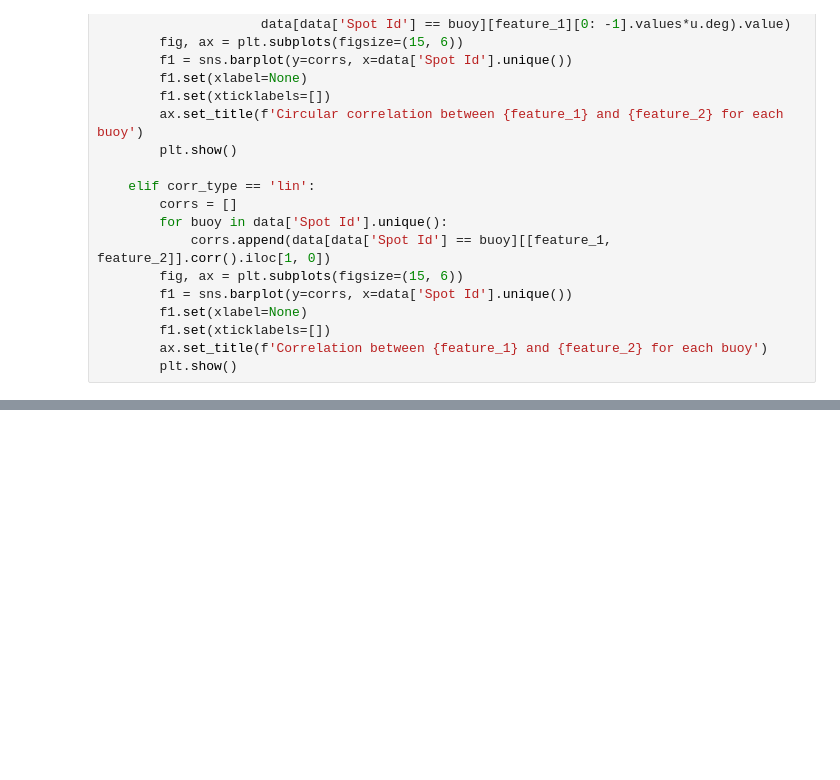
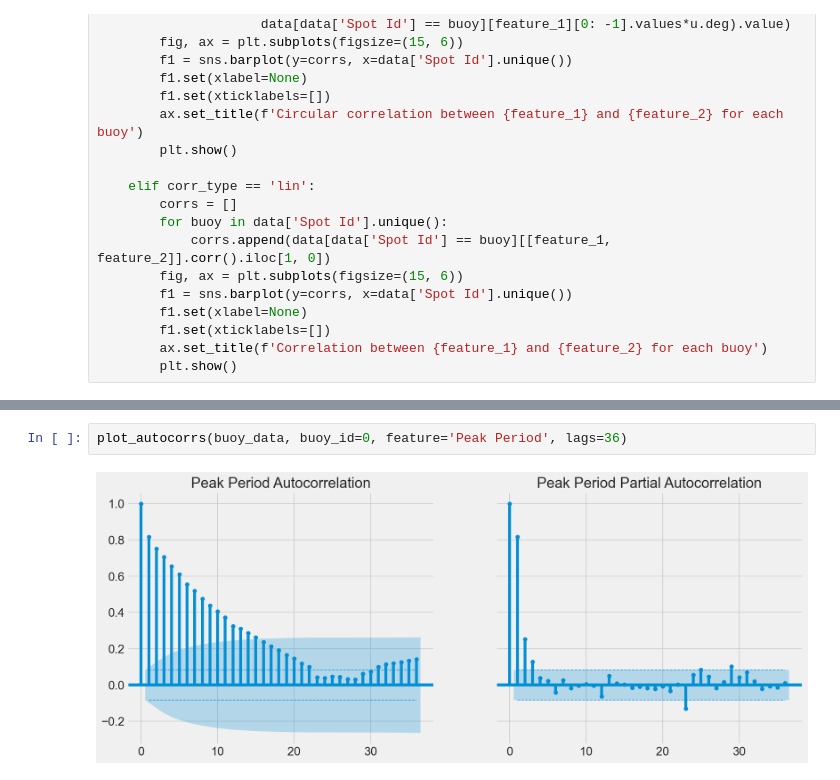
Before and after one commit to esbatiehsan/forecasting-floats, a Jupyter notebook: data-cleaning-exploration.ipynb, the cells around one changed output, grey strips where cells are left out. Saved outputs shown, nothing was run; the diff lists cells and outputs as text; blank space fills up the shorter version.

```diff
--- a/data-cleaning-exploration.ipynb
+++ b/data-cleaning-exploration.ipynb
@@ -173,0 +196,4 @@ plot_autocorr(buoy_data, 87, 'Heading', 72)
+# %%
+plot_autocorrs(buoy_data, buoy_id=0, feature='Peak Period', lags=36)
+# %% [output]
+[figure, added]
```
Also changed, not shown: parts of 20 cells of this notebook.
